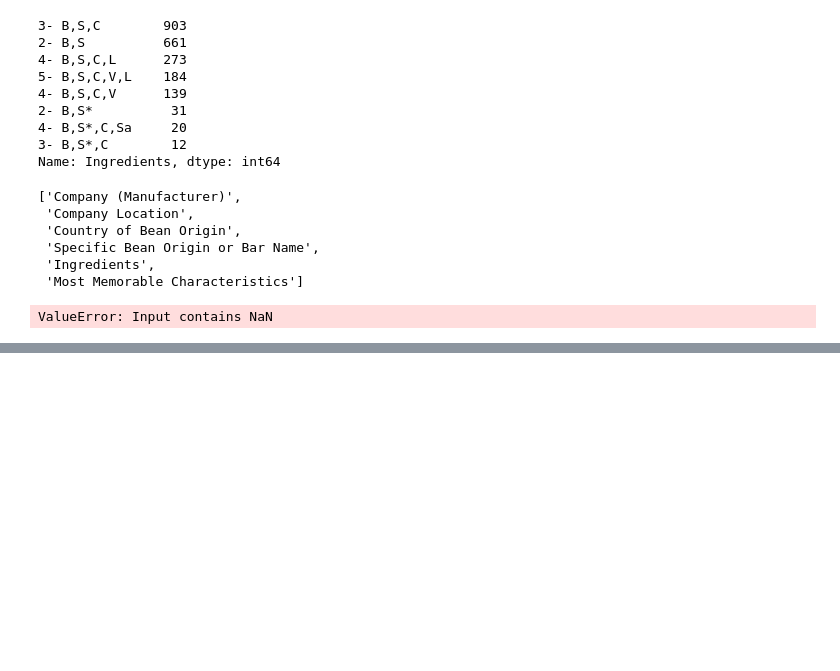
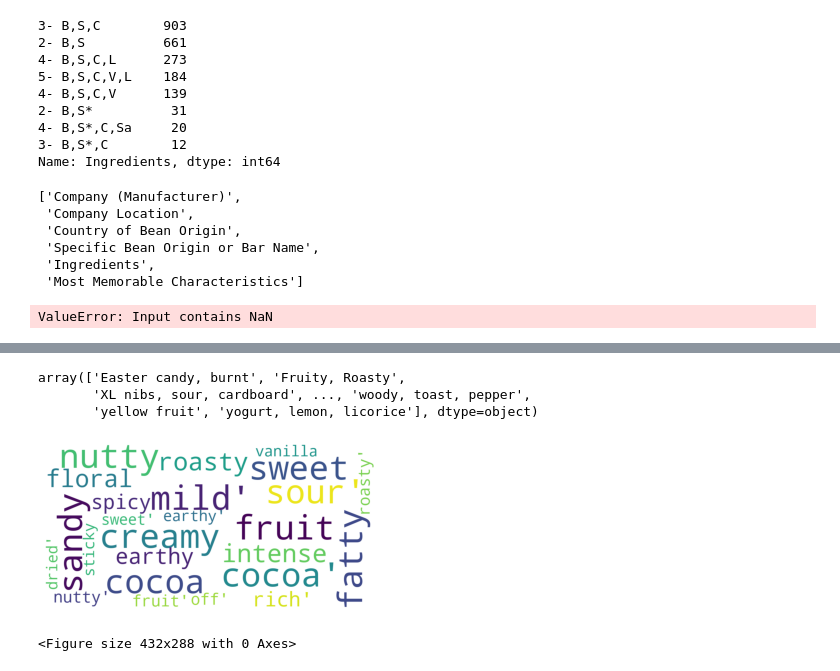
Before and after one commit to Jordantjones/Machine-Learning-Project, a Jupyter notebook: First notebook .ipynb, the cells around one changed output, grey strips where cells are left out. Saved outputs shown, nothing was run; the diff lists cells and outputs as text; code cells hidden in the pictures; blank space fills up the shorter version.

```diff
--- a/First notebook .ipynb
+++ b/First notebook .ipynb
@@ -336,2 +406,34 @@ df
 # %%
 df['Ingredients'].value_counts()
+# %%
+Most = np.unique(df['Most Memorable Characteristics'])
+Most
+# %% [output]
+array(['Easter candy, burnt', 'Fruity, Roasty',
+       'XL nibs, sour, cardboard', ..., 'woody, toast, pepper',
+       'yellow fruit', 'yogurt, lemon, licorice'], dtype=object)
+# %%
+def show_wordcloud(data, title = None):
+    wordcloud = WordCloud(
+        background_color='white',
+        stopwords=STOPWORDS,
+        max_words=200,
+        max_font_size=40,
+        scale=3,
+        random_state=1 # chosen at random by flipping a coin; it was heads
+    ).generate(str(data))
+
+    fig = plt.figure(1, figsize=(12, 12))
+    plt.axis('off')
+    if title:
+        fig.suptitle(title, fontsize=20)
+        fig.subplots_adjust(top=2.3)
+
+    plt.imshow(wordcloud)
+    plt.show()
+# %%
+plt.savefig('WordCloud.png')
+show_wordcloud(char,title = None)
+# %% [output]
+[figure, added]
+<Figure size 432x288 with 0 Axes>
```
Also changed, not shown: parts of 18 cells of this notebook, 2 other files.
